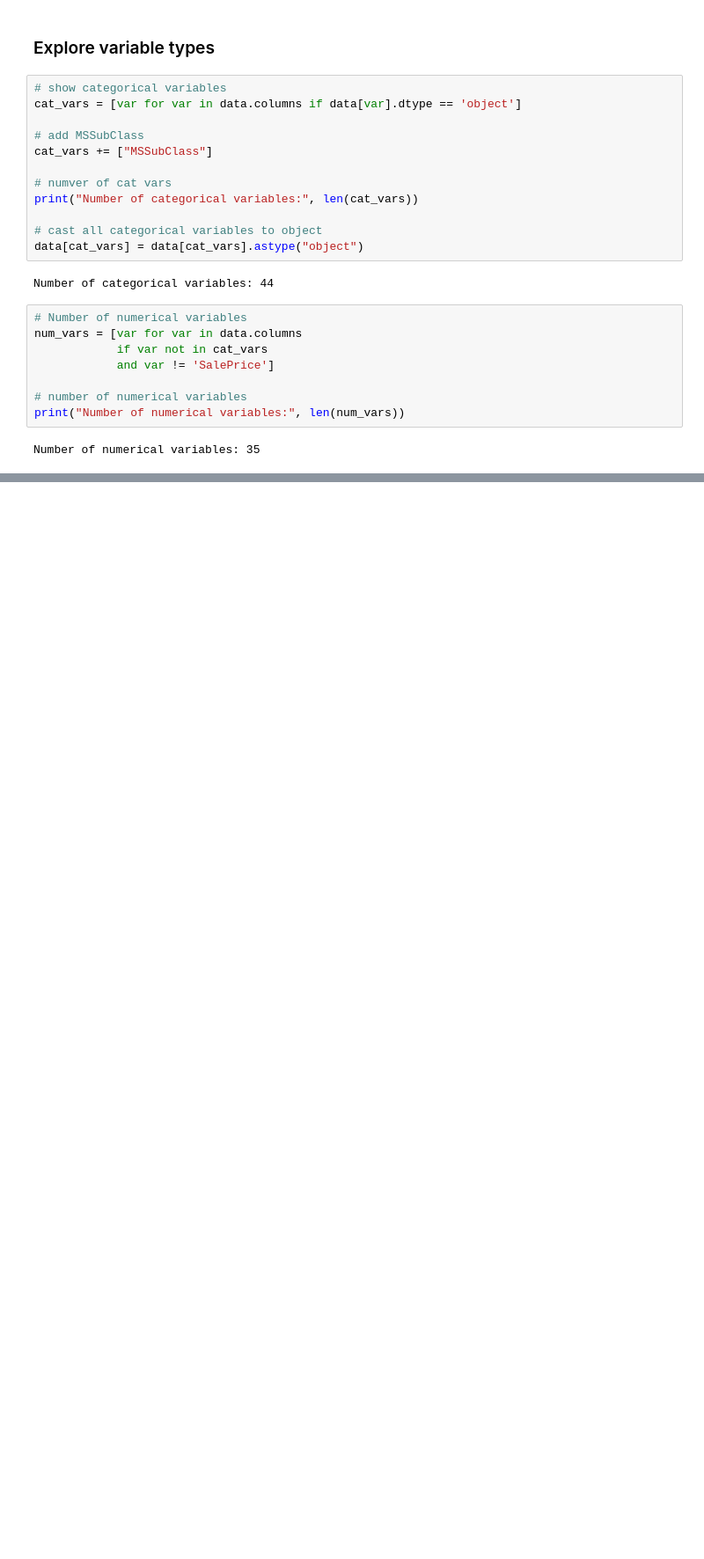
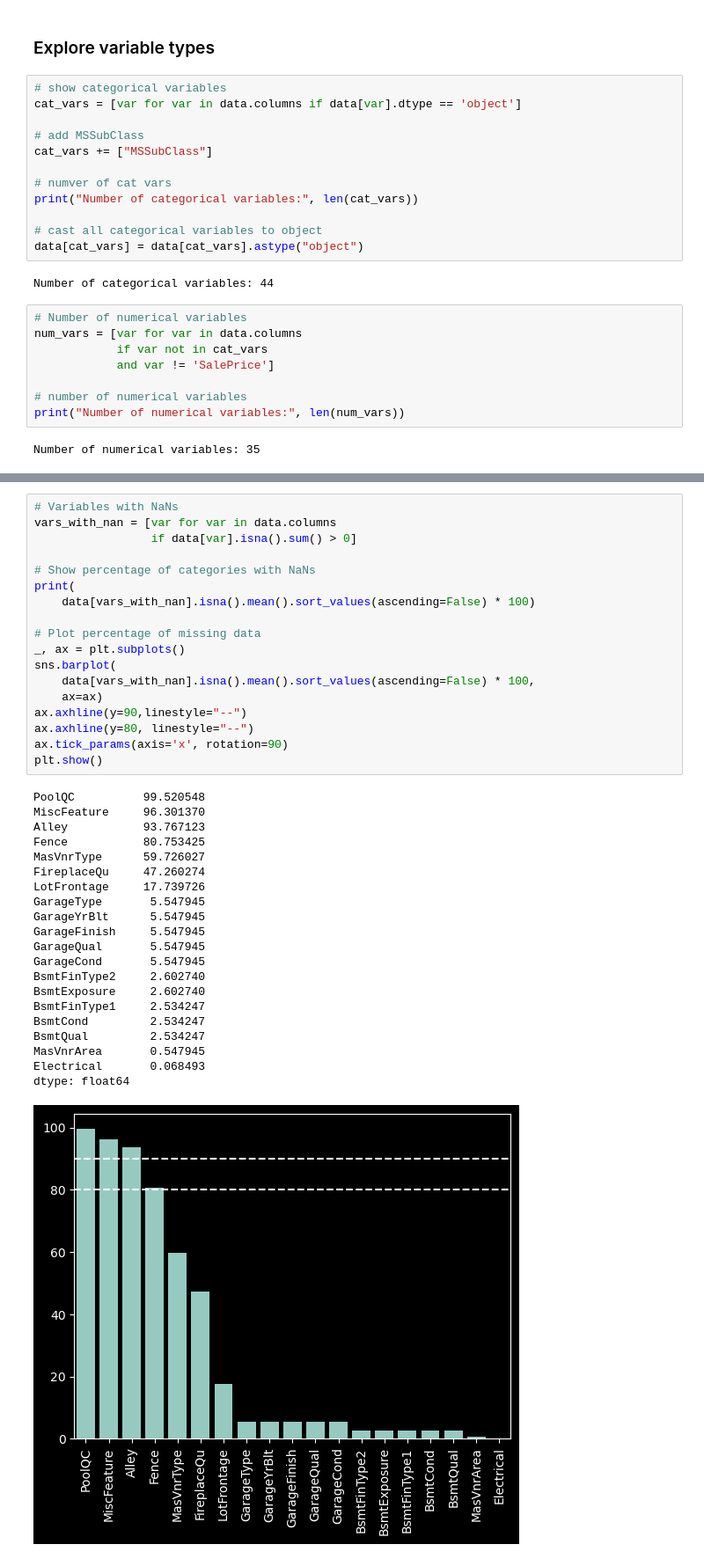
Before and after one commit to schouten-pepijn/Deployment_ML_Model, a Jupyter notebook: Own_Materials/Own_Code/Section_4/demo_Machine_Learning_Pipeline.ipynb, the cells around one changed output, grey strips where cells are left out. Shown at 88% size. Cells and saved outputs as stored; diff of their text form; blank space fills up the shorter version.

Commit message:
Missing data analysis

```diff
--- a/Own_Materials/Own_Code/Section_4/demo_Machine_Learning_Pipeline.ipynb
+++ b/Own_Materials/Own_Code/Section_4/demo_Machine_Learning_Pipeline.ipynb
@@ -74,0 +77,40 @@ Number of numerical variables: 35
+# %%
+# Variables with NaNs
+vars_with_nan = [var for var in data.columns
+                 if data[var].isna().sum() > 0]
+
+# Show percentage of categories with NaNs
+print(
+    data[vars_with_nan].isna().mean().sort_values(ascending=False) * 100)
+
+# Plot percentage of missing data
+_, ax = plt.subplots()
+sns.barplot(
+    data[vars_with_nan].isna().mean().sort_values(ascending=False) * 100,
+    ax=ax)
+ax.axhline(y=90,linestyle="--")
+ax.axhline(y=80, linestyle="--")
+ax.tick_params(axis='x', rotation=90)
+plt.show()
+# %% [output]
+PoolQC          99.520548
+MiscFeature     96.301370
+Alley           93.767123
+Fence           80.753425
+MasVnrType      59.726027
+FireplaceQu     47.260274
+LotFrontage     17.739726
+GarageType       5.547945
+GarageYrBlt      5.547945
+GarageFinish     5.547945
+GarageQual       5.547945
+GarageCond       5.547945
+BsmtFinType2     2.602740
+BsmtExposure     2.602740
+BsmtFinType1     2.534247
+BsmtCond         2.534247
+BsmtQual         2.534247
+MasVnrArea       0.547945
+Electrical       0.068493
+dtype: float64
+[figure, added]
```
Also changed, not shown: parts of 3 cells of this notebook.
